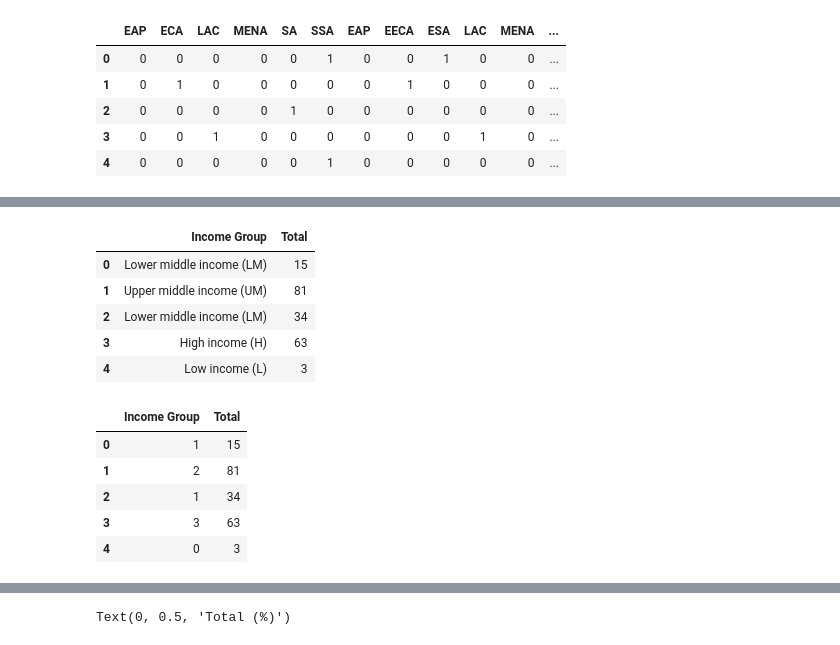
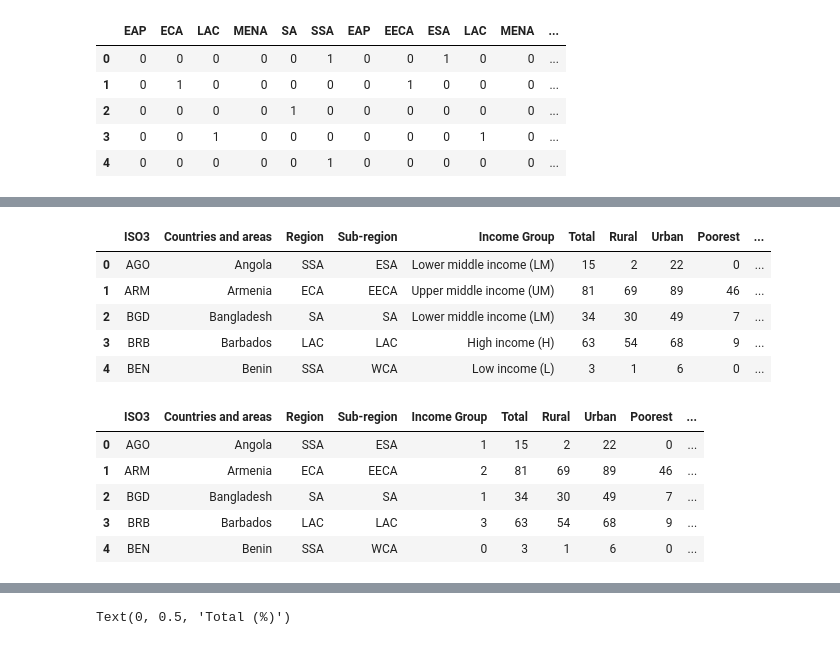
Before and after one commit to Jeffkw213/EECS4412, a Jupyter notebook: phase3/Part_3.ipynb, the cells around one changed output, grey strips where cells are left out. Drawn from its saved outputs; the diff is of its cells as text; code cells hidden in the pictures.

```diff
--- a/phase3/Part_3.ipynb
+++ b/phase3/Part_3.ipynb
@@ -451,19 +577,18 @@ data_crosstab
 # %%
 # Task 2
 # Choosing data to perform clustering: Primary.csv
 #
 
 WS2_copy = WS.copy(deep=True)
-WS2_copy = WS2_copy[["Income Group", "Total"]]
 WS2_copy.to_csv("./216396764-216426744-T2Org.csv") # Before Preprocessing
 WS2_copy.head()
 # %% [output]
-|  | Income Group | Total |
-| 0 | Lower middle income (LM) | 15 |
-| 1 | Upper middle income (UM) | 81 |
-| 2 | Lower middle income (LM) | 34 |
-| 3 | High income (H) | 63 |
-| 4 | Low income (L) | 3 |
+|  | ISO3 | Countries and areas | Region | Sub-region | Income Group | Total | Rural | Urban | Poorest | ... |
+| 0 | AGO | Angola | SSA | ESA | Lower middle income (LM) | 15 | 2 | 22 | 0 | ... |
+| 1 | ARM | Armenia | ECA | EECA | Upper middle income (UM) | 81 | 69 | 89 | 46 | ... |
+| 2 | BGD | Bangladesh | SA | SA | Lower middle income (LM) | 34 | 30 | 49 | 7 | ... |
+| 3 | BRB | Barbados | LAC | LAC | High income (H) | 63 | 54 | 68 | 9 | ... |
+| 4 | BEN | Benin | SSA | WCA | Low income (L) | 3 | 1 | 6 | 0 | ... |
 # %%
 # After Preprocessing
 # Note that Income Group is a string value and cannot be processed as a vectored form
@@ -477,12 +602,12 @@ WS2_copy.loc[WS["Income Group"] == "High income (H)", "Income Group"] = 3
 
 WS2_copy.head()
 # %% [output]
-|  | Income Group | Total |
-| 0 | 1 | 15 |
-| 1 | 2 | 81 |
-| 2 | 1 | 34 |
-| 3 | 3 | 63 |
-| 4 | 0 | 3 |
+|  | ISO3 | Countries and areas | Region | Sub-region | Income Group | Total | Rural | Urban | Poorest | ... |
+| 0 | AGO | Angola | SSA | ESA | 1 | 15 | 2 | 22 | 0 | ... |
+| 1 | ARM | Armenia | ECA | EECA | 2 | 81 | 69 | 89 | 46 | ... |
+| 2 | BGD | Bangladesh | SA | SA | 1 | 34 | 30 | 49 | 7 | ... |
+| 3 | BRB | Barbados | LAC | LAC | 3 | 63 | 54 | 68 | 9 | ... |
+| 4 | BEN | Benin | SSA | WCA | 0 | 3 | 1 | 6 | 0 | ... |
 # %%
 # New data
 WS2_copy.to_csv("./216396764-216426744-T2Mod.csv") # After Preprocessing
```
Also changed, not shown: parts of 31 cells of this notebook, 8 other files.
